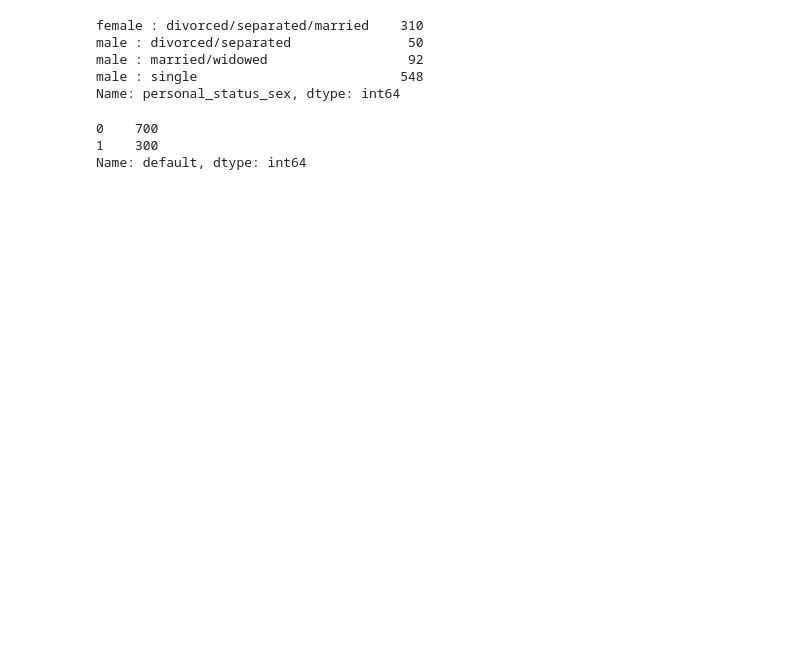
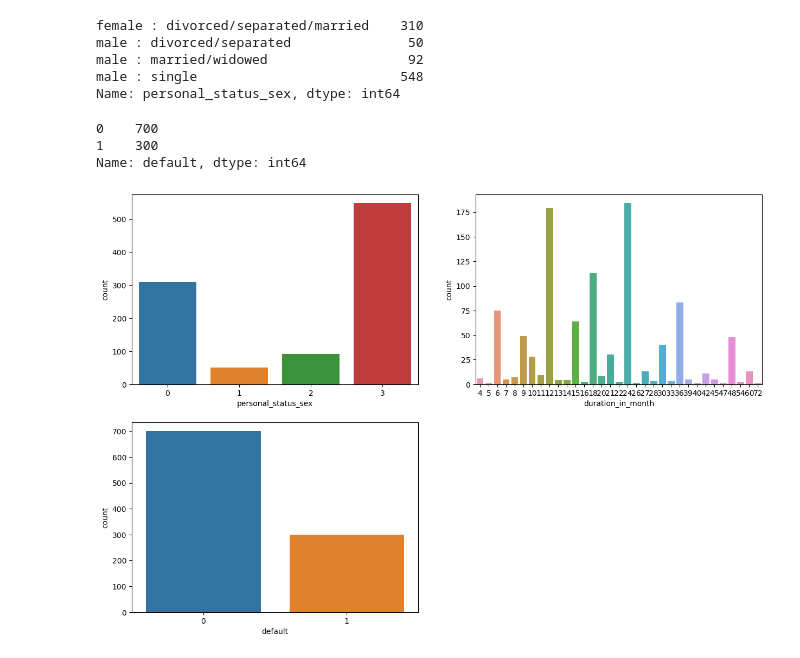
Before and after one commit to BrunoASNascimento/ml_study, a Jupyter notebook: logistic_regression/machine-learning-credit-scoring.ipynb, the cells around one changed output. Saved outputs shown, nothing was run; the diff lists cells and outputs as text; code cells hidden in the pictures; blank space fills up the shorter version.

Commit message:
Finish the ml credit scoring

```diff
--- a/logistic_regression/machine-learning-credit-scoring.ipynb
+++ b/logistic_regression/machine-learning-credit-scoring.ipynb
@@ -327,3 +328,12 @@ df_german_credit['default'].value_counts().sort_index()
 0    700
 1    300
 Name: default, dtype: int64
+# %%
+histograms = ['personal_status_sex', 'duration_in_month', 'default']
+
+plt.figure(figsize=(15, 10))
+for histogram in list(enumerate(histograms)):
+    plt.subplot(2, 2, histogram[0]+1)
+    sns.countplot(x=histogram[1], data=df_german_credit)
+# %% [output]
+[figure, added]
```
Also changed, not shown: parts of 6 cells of this notebook.
